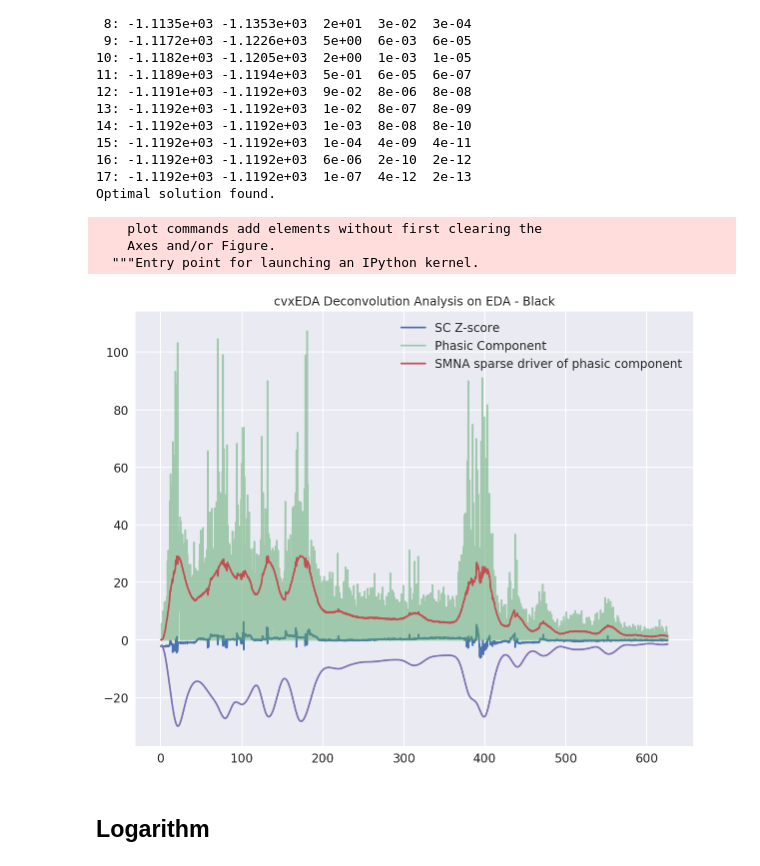
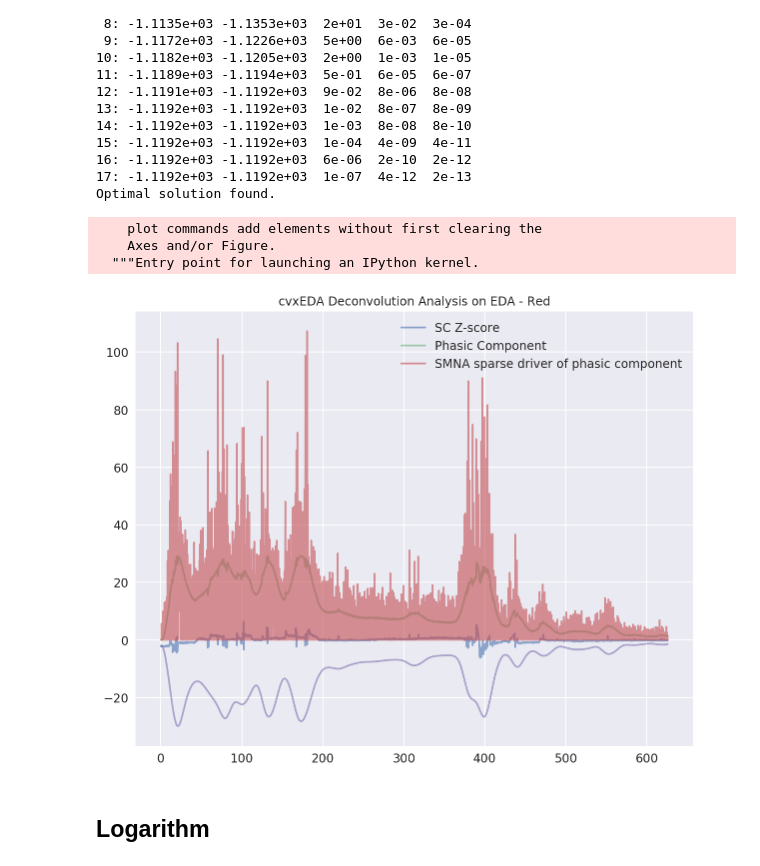
Before and after one commit to haohanwang23/coldshowershower_socialpresence, a Jupyter notebook: new/analysis/analysis4.ipynb, the cells around one changed output. Cells and saved outputs as stored; diff of their text form; code cells hidden in the pictures.

```diff
--- a/new/analysis/analysis4.ipynb
+++ b/new/analysis/analysis4.ipynb
@@ -209,21 +213,23 @@ tm1 = pl.arange(1., len(y1)+1.) / Fs
 Optimal solution found.
 # %%
 pl.hold(True)
-pl.plot(tm1, yn1)
-pl.plot(tm1, p1,alpha = 0.5)
-pl.plot(tm1, r1)
-pl.plot(tm1, t1)
+pl.plot(tm1, yn1,alpha = 0.6)
+
+pl.plot(tm1, r1,alpha = 0.5)
+pl.plot(tm1, p1,alpha = 0.6)
+pl.plot(tm1, t1,alpha = 0.6)
 
 
-pl.title('cvxEDA Deconvolution Analysis on EDA - Black')
+pl.title('cvxEDA Deconvolution Analysis on EDA - Red')
 pl.legend(['SC Z-score','Phasic Component','SMNA sparse driver of phasic component',
            ])
+plt.savefig('red-cvxEDA.png', transparent=True)
 plt.show()
 # %% [output]
     plot commands add elements without first clearing the
     Axes and/or Figure.
   """Entry point for launching an IPython kernel.
-[figure, old version]
+[figure, new version]
 # %% [markdown]
 ## Logarithm
 # %%
```
Also changed, not shown: parts of 1 cell of this notebook, 14 other files.
